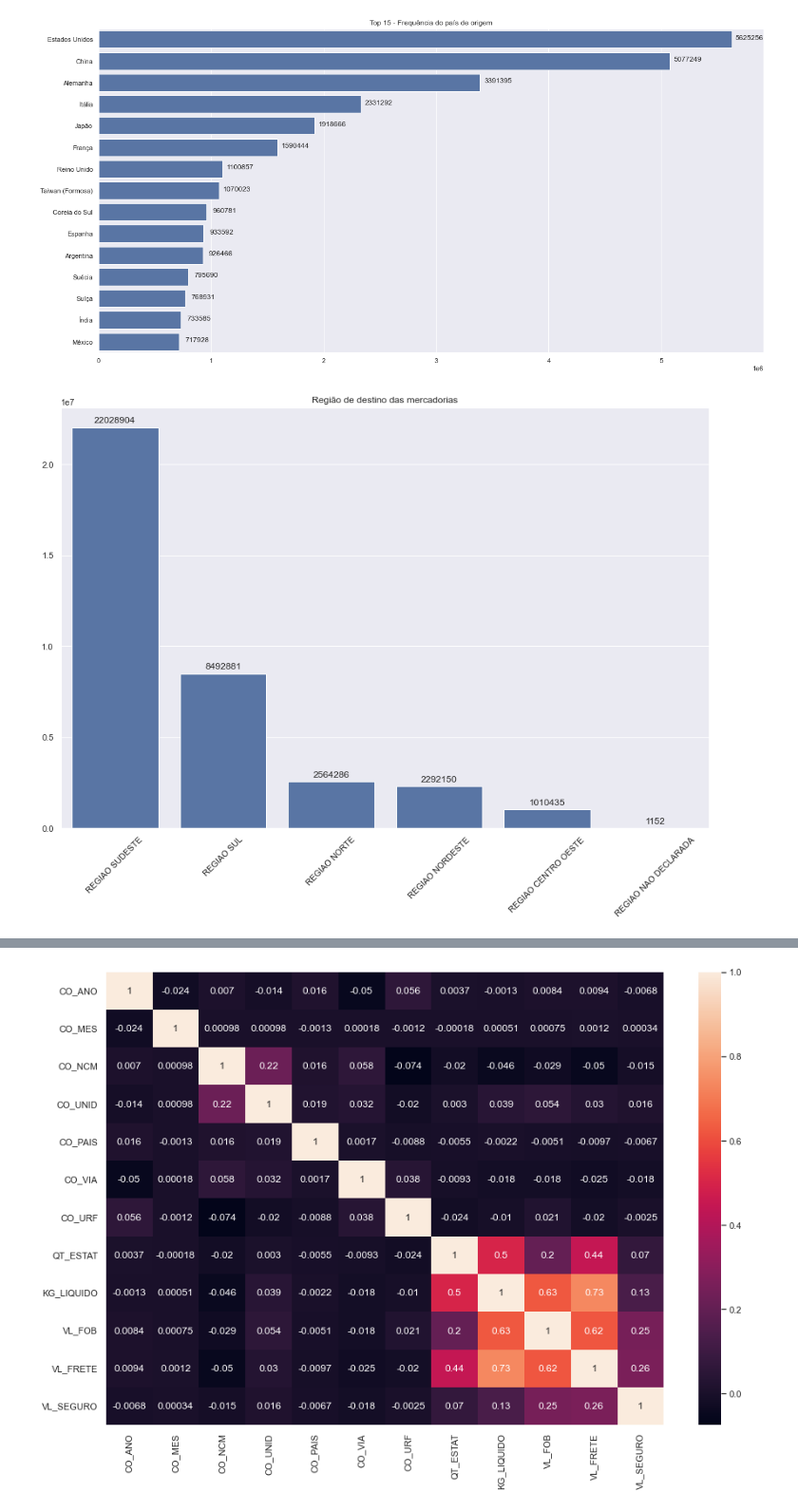
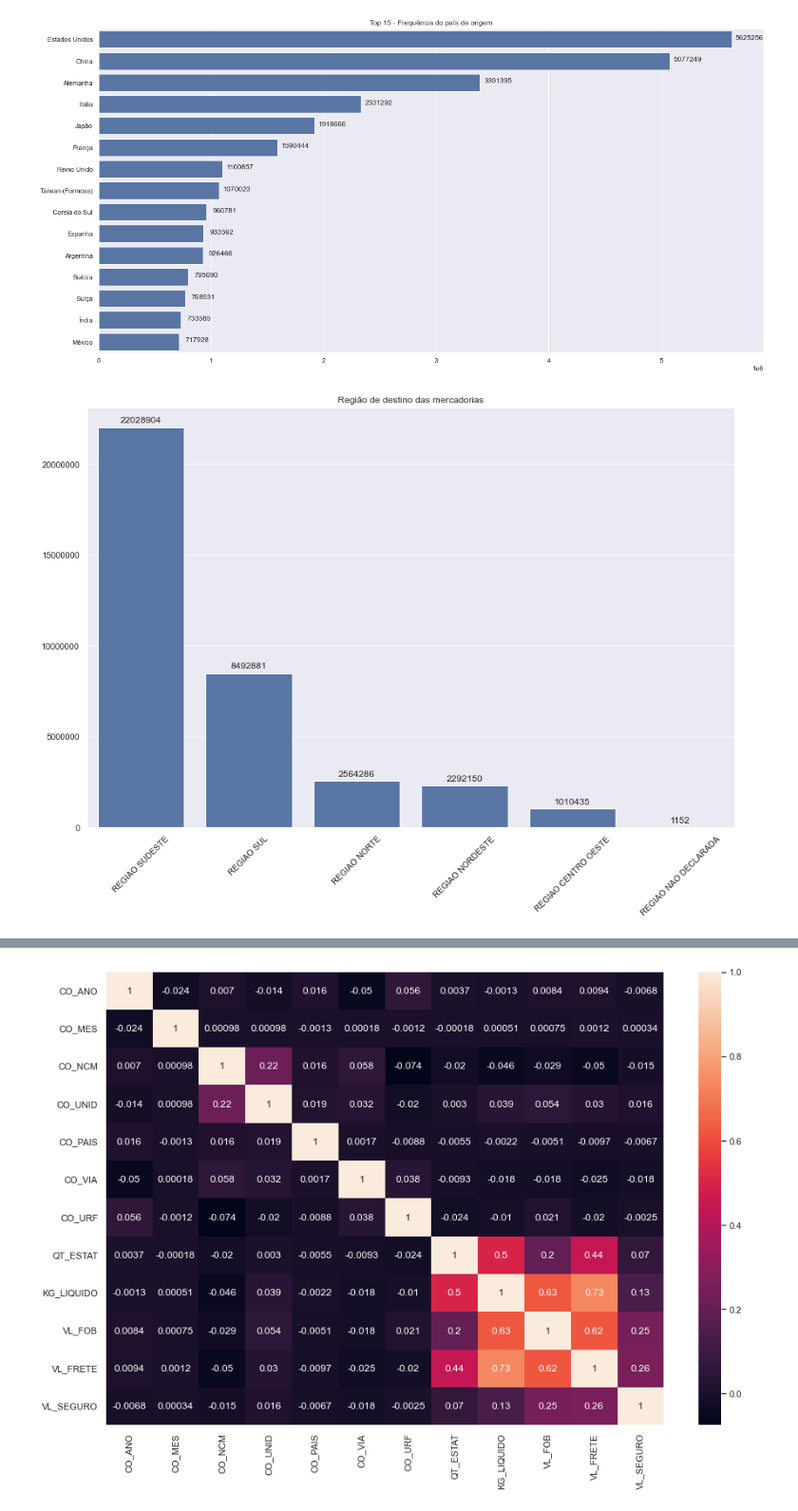
Before and after one commit to Migliorin/Comex-Data-Analysis, a Jupyter notebook: notebooks/analise_dados.ipynb, the cells around one changed output, grey strips where cells are left out. Shown: that part at 95% size. Saved outputs shown, nothing was run; the diff lists cells and outputs as text; code cells hidden in the pictures.

```diff
--- a/notebooks/analise_dados.ipynb
+++ b/notebooks/analise_dados.ipynb
@@ -156,30 +232,31 @@ plt.show()
 # %%
 sns.set_theme(style="darkgrid")
 
 # Contagem valores
 count = df.NO_REGIAO.value_counts()
 
 # Inicializacao figura matplotlib
 f, ax = plt.subplots(figsize=(15, 10))
 bar = sns.barplot(y=list(count), x=list(count.index),
             label="Total", color="b")
 
 """for p in bar.patches:
     bar.annotate(int(p.get_height()),
                    (p.get_height() + p.get_y(), p.get_y()),
                    ha = 'center', va = 'center',
                    xytext = (30, -12),
                    textcoords = 'offset points')"""
 for p in bar.patches:
     bar.annotate(int(p.get_height()),
                    (p.get_x() + p.get_width() / 2., p.get_height()),
                    ha = 'center', va = 'center',
                    xytext = (0, 9),
                    textcoords = 'offset points')
 
 
 ax.set_title("Região de destino das mercadorias")
+ax.yaxis.set_major_formatter(ticker.FuncFormatter(lambda y, _: int(y)))
 plt.xticks(rotation=45)
 plt.show()
 # %% [output]
-[figure, old version]
+[figure, new version]
```
Also changed, not shown: parts of 29 cells of this notebook.
